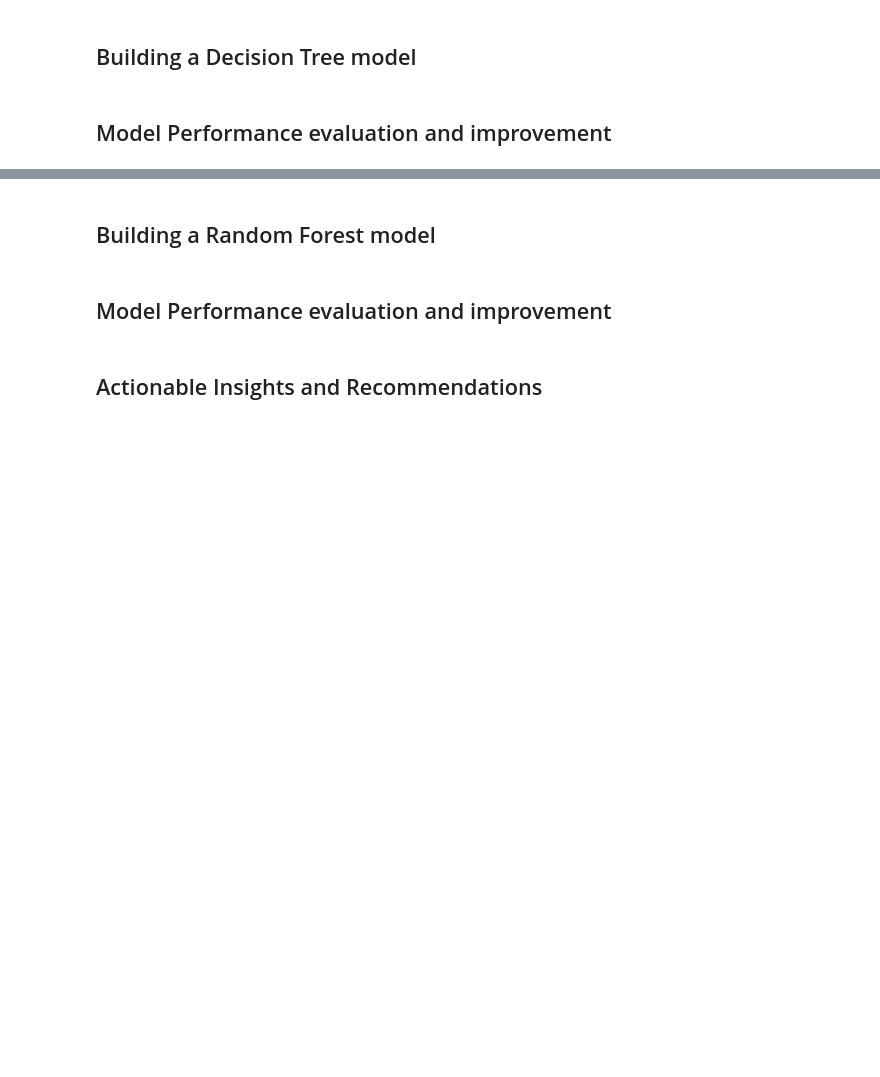
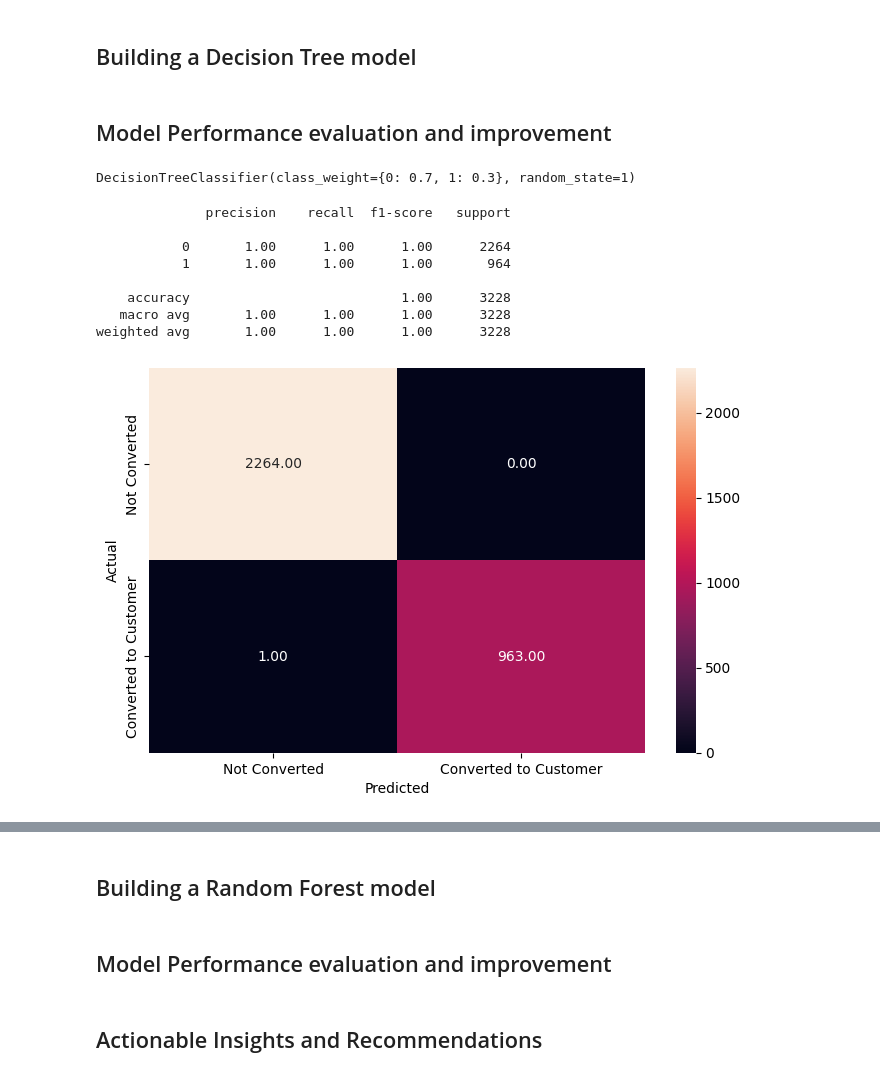
Before and after one commit to emailtosanj/ADSP_LAIEDM, a Jupyter notebook: adsp_laiedm/elective_projects/potential_customers_prediction/Learner_Notebook_Full_Code_Version_Potential_Customers_Prediction.ipynb, the cells around one changed output, grey strips where cells are left out. Cells and saved outputs as stored; diff of their text form; code cells hidden in the pictures; blank space fills up the shorter version.

Commit message:
Decision tree applied without tuning.

```diff
--- a/adsp_laiedm/elective_projects/potential_customers_prediction/Learner_Notebook_Full_Code_Version_Potential_Customers_Prediction.ipynb
+++ b/adsp_laiedm/elective_projects/potential_customers_prediction/Learner_Notebook_Full_Code_Version_Potential_Customers_Prediction.ipynb
@@ -561,0 +698,10 @@ plt.show()
+# %%
+print(len(y_train[y_train == 1]) + len(y_test[y_test == 1]))
+print(len(y_train[y_train == 0]) + len(y_test[y_test == 0]))
+print(1377 + 3235)
+
+#imbalance weights
+convrted = round((len(y_train[y_train == 1]) + len(y_test[y_test == 1])) / 4612, ndigits=2)
+print(convrted)
+not_convrted =  round((len(y_train[y_train == 0]) + len(y_test[y_test == 0])) / 4612, ndigits=2)
+print(not_convrted)
@@ -564,2 +727,44 @@ plt.show()
 # %% [markdown]
 ## Model Performance evaluation and improvement
+# %%
+#metrics function
+
+def metrics_score(actual, predicted):
+
+    print(classification_report(actual, predicted))
+
+    cm = confusion_matrix(actual, predicted)
+
+    plt.figure(figsize = (8, 5))
+
+    # sns.heatmap(cm, annot = True, fmt = '.2f', xticklabels = ['Not Attriate', 'Attriate'], yticklabels = ['Not Attriate', 'Attriate'])
+    sns.heatmap(cm, annot = True,  fmt = '.2f', xticklabels = ['Not Converted', 'Converted to Customer'], yticklabels = ['Not Converted', 'Converted to Customer'])
+
+    plt.ylabel('Actual')
+
+    plt.xlabel('Predicted')
+
+    plt.show()
+# %%
+# Building decision tree model
+dt = DecisionTreeClassifier(class_weight = {0: not_convrted, 1: convrted}, random_state = 1)
+# %%
+# Fitting decision tree model
+dt.fit(X_train, y_train)
+# %% [output]
+DecisionTreeClassifier(class_weight={0: 0.7, 1: 0.3}, random_state=1)
+# %%
+# Checking performance on the training dataset
+y_train_pred_dt = dt.predict(X_train)
+
+metrics_score(y_train, y_train_pred_dt)
+# %% [output]
+              precision    recall  f1-score   support
+
+           0       1.00      1.00      1.00      2264
+           1       1.00      1.00      1.00       964
+
+    accuracy                           1.00      3228
+   macro avg       1.00      1.00      1.00      3228
+weighted avg       1.00      1.00      1.00      3228
+[figure, added]
```
Also changed, not shown: parts of 17 cells of this notebook.
